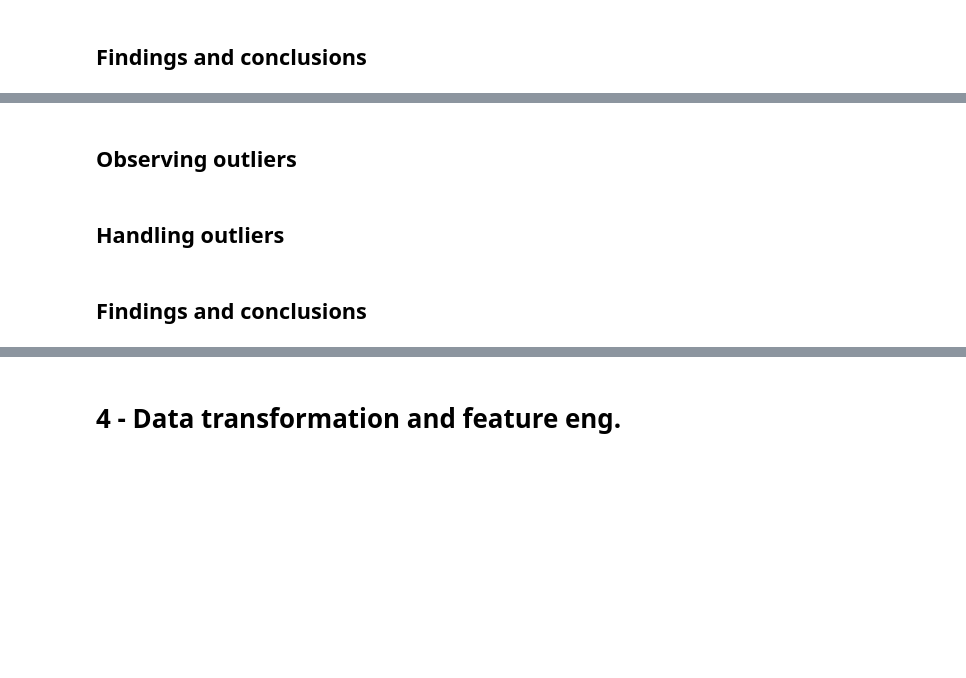
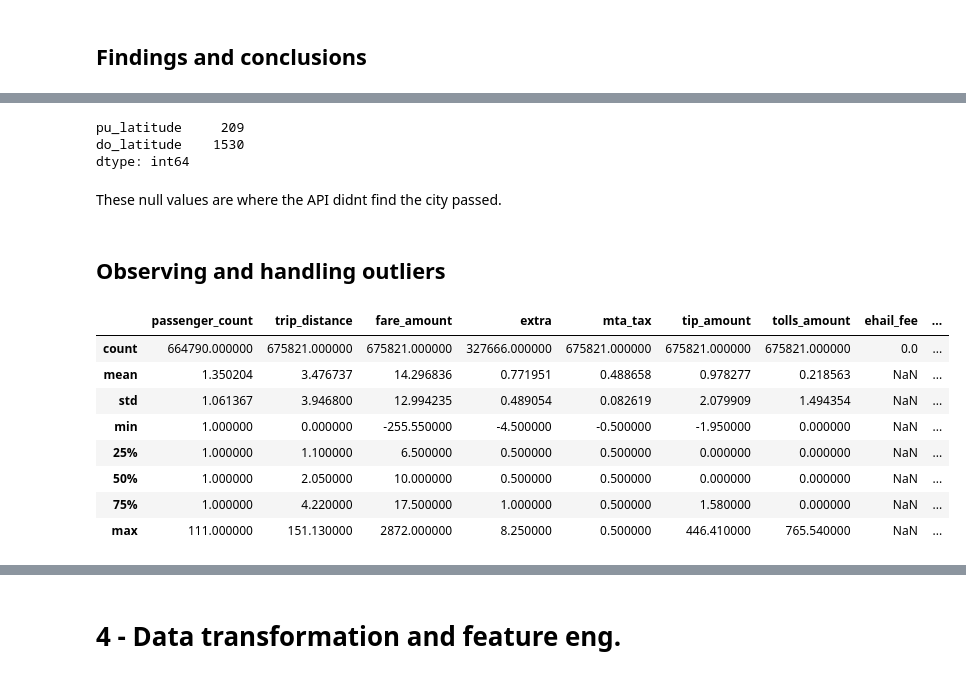
Before and after one commit to Abdullah204/Farecast, a Jupyter notebook: Milestone_1/M1_MET_49-2554_2_8-18.ipynb, the cells around one changed output, grey strips where cells are left out. Cells and saved outputs as stored; diff of their text form; code cells hidden in the pictures; blank space fills up the shorter version.

```diff
--- a/Milestone_1/M1_MET_49-2554_2_8-18.ipynb
+++ b/Milestone_1/M1_MET_49-2554_2_8-18.ipynb
@@ -639,6 +791,22 @@ This ends handling null values.
+# %%
+df_copy[["pu_latitude","do_latitude"]].isnull().sum()
+# %% [output]
+pu_latitude     209
+do_latitude    1530
+dtype: int64
+# %% [markdown]
+These null values are where the API didnt find the city passed.
 # %% [markdown]
-## Observing outliers
+## Observing and handling outliers
-# %% [markdown]
-## Handling outliers
-# %% [markdown]
-## Findings and conclusions
+# %%
+df.describe()
+# %% [output]
+|  | passenger_count | trip_distance | fare_amount | extra | mta_tax | tip_amount | tolls_amount | ehail_fee | ... |
+| count | 664790.000000 | 675821.000000 | 675821.000000 | 327666.000000 | 675821.000000 | 675821.000000 | 675821.000000 | 0.0 | ... |
+| mean | 1.350204 | 3.476737 | 14.296836 | 0.771951 | 0.488658 | 0.978277 | 0.218563 | NaN | ... |
+| std | 1.061367 | 3.946800 | 12.994235 | 0.489054 | 0.082619 | 2.079909 | 1.494354 | NaN | ... |
+| min | 1.000000 | 0.000000 | -255.550000 | -4.500000 | -0.500000 | -1.950000 | 0.000000 | NaN | ... |
+| 25% | 1.000000 | 1.100000 | 6.500000 | 0.500000 | 0.500000 | 0.000000 | 0.000000 | NaN | ... |
+| 50% | 1.000000 | 2.050000 | 10.000000 | 0.500000 | 0.500000 | 0.000000 | 0.000000 | NaN | ... |
+| 75% | 1.000000 | 4.220000 | 17.500000 | 1.000000 | 0.500000 | 1.580000 | 0.000000 | NaN | ... |
+| max | 111.000000 | 151.130000 | 2872.000000 | 8.250000 | 0.500000 | 446.410000 | 765.540000 | NaN | ... |
```
Also changed, not shown: parts of 83 cells of this notebook, 1 other file.
